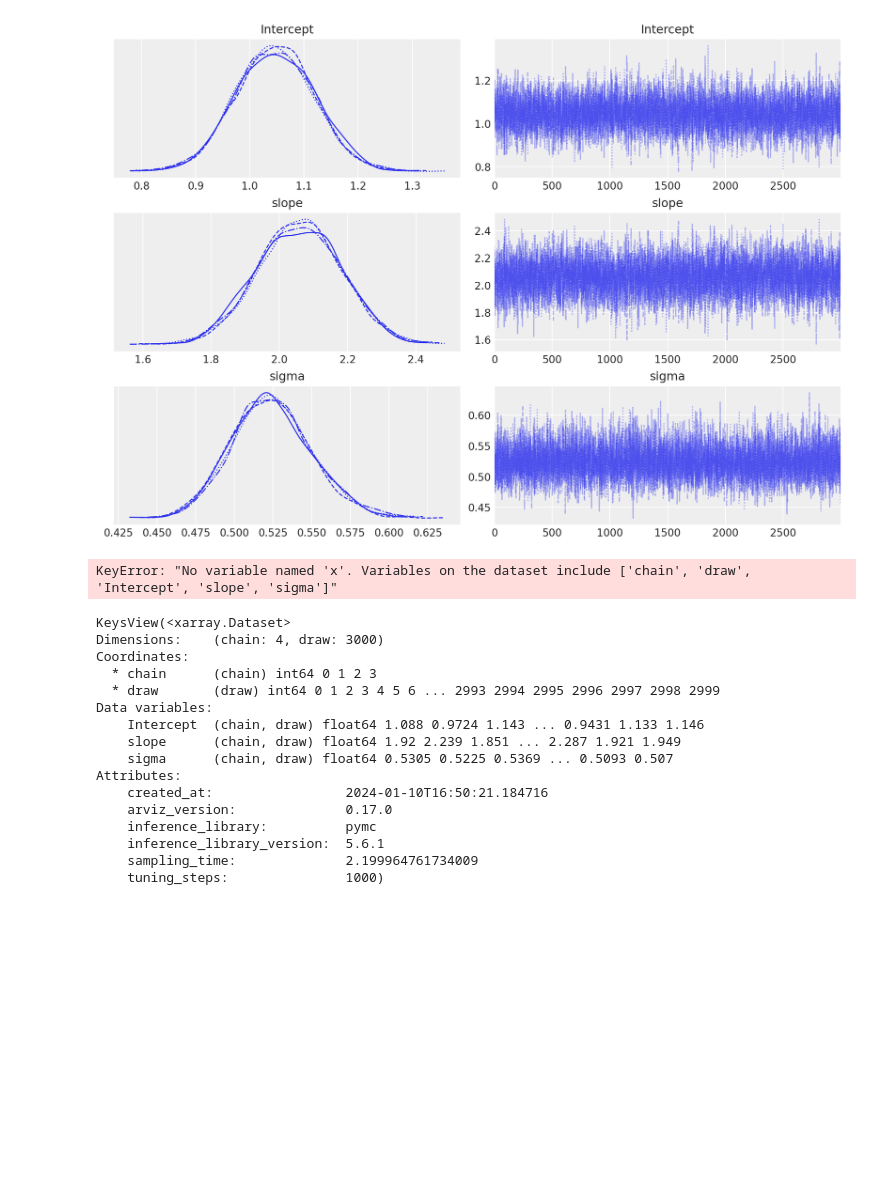
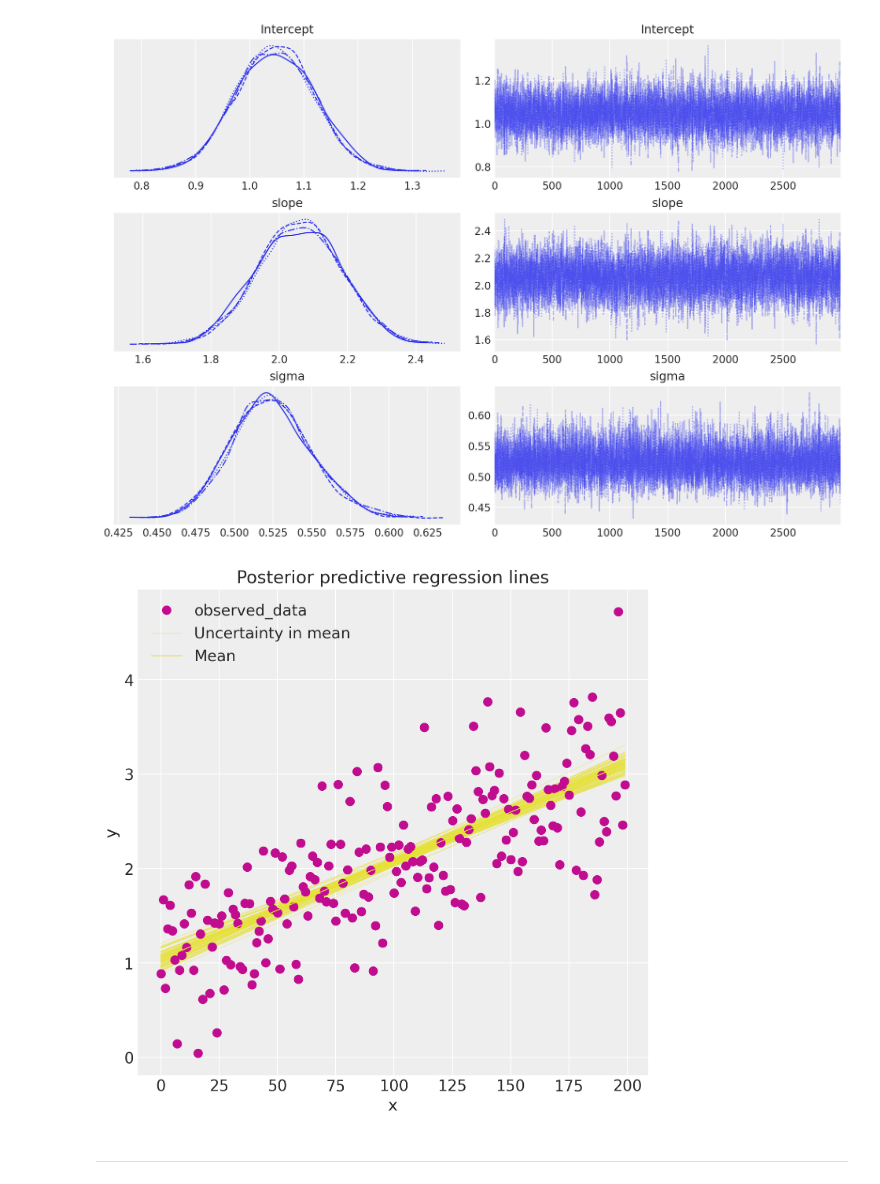
Before and after one commit to AI-for-Ocean-Science/ihop, a Jupyter notebook: nb/Bayesian/PyMC_test.ipynb, the cells around one changed output. Drawn from its saved outputs; the diff is of its cells as text; code cells hidden in the pictures; blank space fills up the shorter version.

```diff
--- a/nb/Bayesian/PyMC_test.ipynb
+++ b/nb/Bayesian/PyMC_test.ipynb
@@ -71,26 +71,14 @@ az.plot_trace(idata, figsize=(10, 7));
 # %% [output]
 [figure]
 # %%
-idata.posterior["y_model"] = idata.posterior["Intercept"] + idata.posterior["x"] * xr.DataArray(x)
+idata.posterior["y_model"] = idata.posterior["Intercept"] + idata.posterior["slope"] * xr.DataArray(x)
-# %% [output]
-KeyError: "No variable named 'x'. Variables on the dataset include ['chain', 'draw', 'Intercept', 'slope', 'sigma']"
-# %%
-idata.posterior.keys()
-# %% [output]
-KeysView(<xarray.Dataset>
-Dimensions:    (chain: 4, draw: 3000)
-Coordinates:
-  * chain      (chain) int64 0 1 2 3
-  * draw       (draw) int64 0 1 2 3 4 5 6 ... 2993 2994 2995 2996 2997 2998 2999
-Data variables:
-    Intercept  (chain, draw) float64 1.088 0.9724 1.143 ... 0.9431 1.133 1.146
-    slope      (chain, draw) float64 1.92 2.239 1.851 ... 2.287 1.921 1.949
-    sigma      (chain, draw) float64 0.5305 0.5225 0.5369 ... 0.5093 0.507
-Attributes:
-    created_at:                 2024-01-10T16:50:21.184716
-    arviz_version:              0.17.0
-    inference_library:          pymc
-    inference_library_version:  5.6.1
-    sampling_time:              2.199964761734009
-    tuning_steps:               1000)
+# %%
+_, ax = plt.subplots(figsize=(7, 7))
+az.plot_lm(idata=idata, y="y", num_samples=100, axes=ax, y_model="y_model")
+ax.set_title("Posterior predictive regression lines")
+ax.set_xlabel("x");
+# %% [output]
+[figure, added]
+# %% [markdown]
+----
 # %%
```
Also changed, not shown: parts of 5 cells of this notebook.
